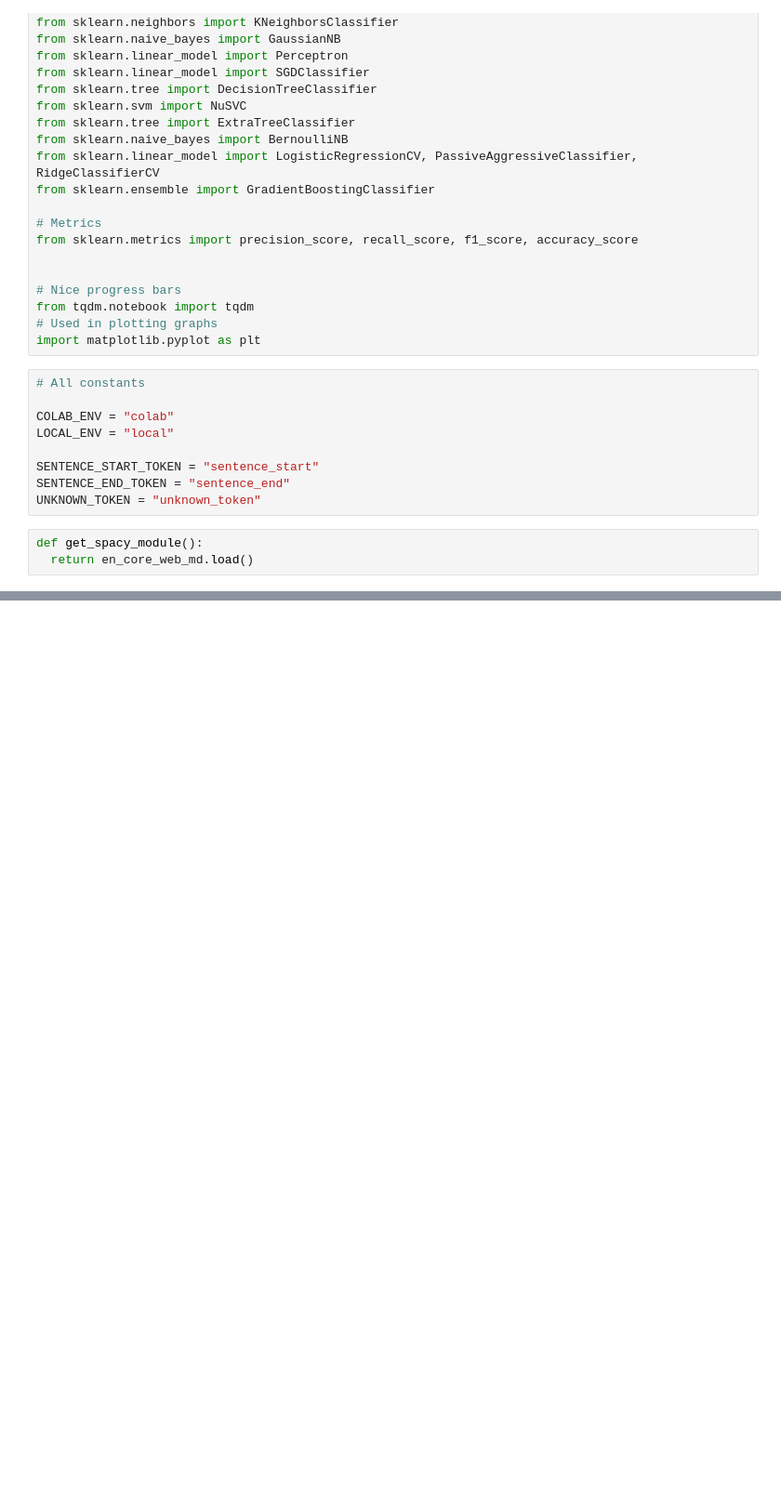
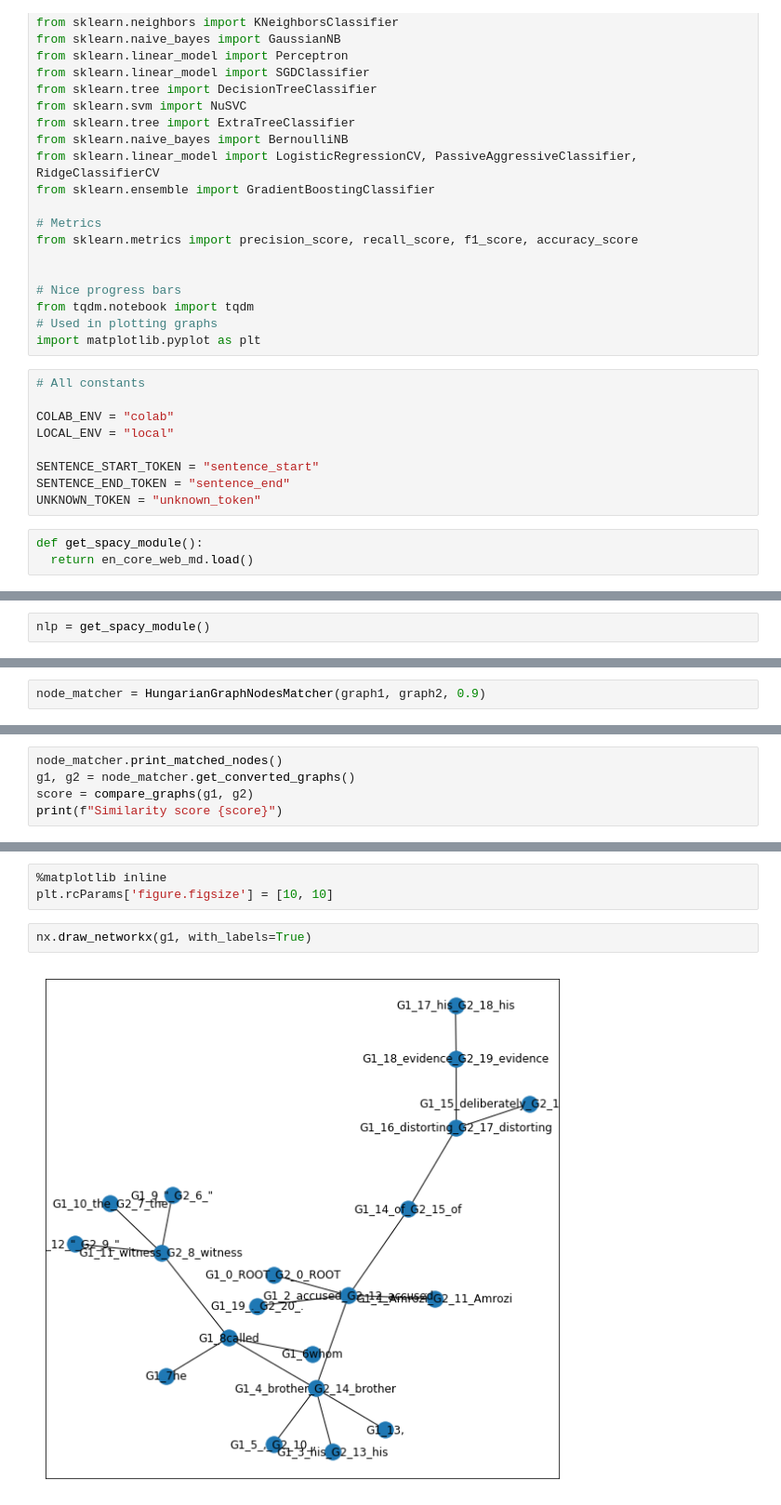
Before and after one commit to vrublevskiyvitaliy/paraphrase_identification, a Jupyter notebook: gcloud/Server version Dependancy parser.ipynb, the cells around one changed output, grey strips where cells are left out. Shown: that part at 93% size. Drawn from its saved outputs; the diff is of its cells as text; blank space fills up the shorter version.

```diff
--- a/gcloud/Server version Dependancy parser.ipynb
+++ b/gcloud/Server version Dependancy parser.ipynb
@@ -91,0 +166,2 @@ def get_spacy_module():
+# %%
+nlp = get_spacy_module()
@@ -91,0 +488,2 @@ def get_spacy_module():
+# %%
+node_matcher = HungarianGraphNodesMatcher(graph1, graph2, 0.9)
@@ -91,0 +535,5 @@ def get_spacy_module():
+# %%
+node_matcher.print_matched_nodes()
+g1, g2 = node_matcher.get_converted_graphs()
+score = compare_graphs(g1, g2)
+print(f"Similarity score {score}")
@@ -91,0 +559,7 @@ def get_spacy_module():
+# %%
+%matplotlib inline
+plt.rcParams['figure.figsize'] = [10, 10]
+# %%
+nx.draw_networkx(g1, with_labels=True)
+# %% [output]
+[figure, added]
```
Also changed, not shown: parts of 65 cells of this notebook, 2 other files.
